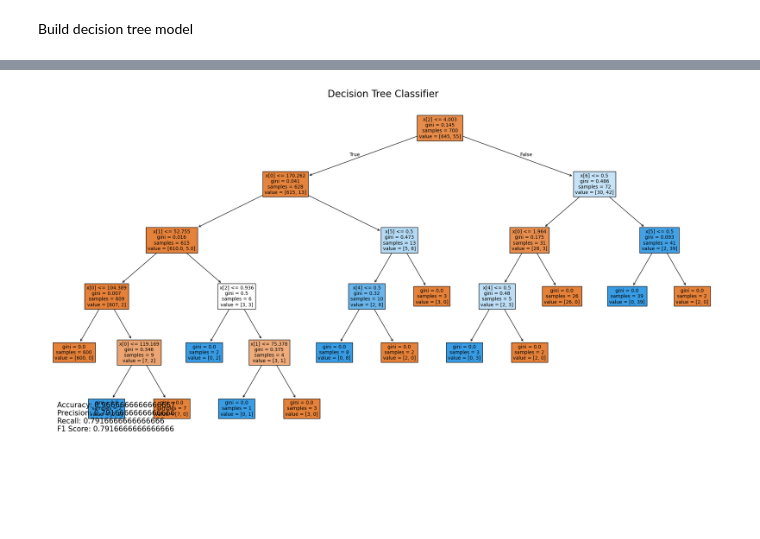
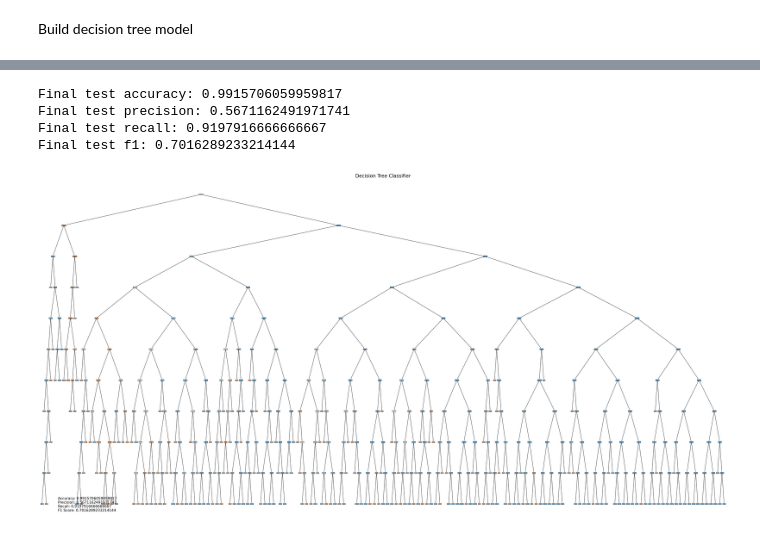
Before and after one commit to BaguetteJet/Fraud-Transaction-Detection, a Jupyter notebook: notebooks/desicision_tree_books/DecisonTree.ipynb, the cells around one changed output, grey strips where cells are left out. Drawn from its saved outputs; the diff is of its cells as text; code cells hidden in the pictures; blank space fills up the shorter version.

Commit message:
updates to the descision tree to use the new dataset

```diff
--- a/notebooks/desicision_tree_books/DecisonTree.ipynb
+++ b/notebooks/desicision_tree_books/DecisonTree.ipynb
@@ -17,5 +18,7 @@ import seaborn as sns
 # %% [markdown]
 Read data
 # %%
-df = pd.read_csv('../data/raw/credit_data.csv')
+train_df = pd.read_csv('../../data/processed/tree/train_data.csv')
+val_df = pd.read_csv('../../data/processed/tree/val_data.csv')
+test_df = pd.read_csv('../../data/processed/tree/test_data.csv')
 # %%
@@ -26,15 +33,28 @@ Split data
-# %%
-X_train, X_test, y_train, y_test = train_test_split(
-    X, y,
-    test_size=0.3,
-    random_state=1,
-    stratify=y # to deal with imbalanced class distribution
-)
+# %%
+param_grid = [
+    {"max_depth": 3, "min_samples_leaf": 1, "min_samples_split": 2},
+    {"max_depth": 5, "min_samples_leaf": 1, "min_samples_split": 2},
+    {"max_depth": 8, "min_samples_leaf": 1, "min_samples_split": 2},
+    {"max_depth": 8, "min_samples_leaf": 5, "min_samples_split": 10},
+    {"max_depth": 10, "min_samples_leaf": 10, "min_samples_split": 20},
+]
 # %% [markdown]
 Build decision tree model
 # %%
-clf = DecisionTreeClassifier()
+results = []
 
-clf = clf.fit(X_train,y_train)
+for params in param_grid:
+    clf = DecisionTreeClassifier(class_weight="balanced", random_state=1, criterion="gini", **params)
+    clf.fit(X_train, y_train)
+    y_val_pred = clf.predict(X_val)
 
-y_pred = clf.predict(X_test)
+    results.append({
+        **params,
+        "accuracy": metrics.accuracy_score(y_val, y_val_pred),
+        "precision": metrics.precision_score(y_val, y_val_pred, zero_division=0),
+        "recall": metrics.recall_score(y_val, y_val_pred, zero_division=0),
+        "f1": metrics.f1_score(y_val, y_val_pred, zero_division=0)
+    })
+
+results_df = pd.DataFrame(results).sort_values(by="f1", ascending=False)
+print(results_df)
@@ -58,11 +75,45 @@ F1 Score: 0.7916666666666666
+# %%
+best_params = results_df.iloc[0][["max_depth", "min_samples_leaf", "min_samples_split"]].to_dict()
+
+train_val_df = pd.concat([train_df, val_df], ignore_index=True)
+
+X_train_val = train_val_df.drop('fraud', axis=1)
+y_train_val = train_val_df['fraud']
+
+clf_final = DecisionTreeClassifier(
+    class_weight="balanced",
+    random_state=1,
+    criterion="gini",
+    max_depth=int(best_params["max_depth"]),
+    min_samples_leaf=int(best_params["min_samples_leaf"]),
+    min_samples_split=int(best_params["min_samples_split"])
+)
+
+clf_final.fit(X_train_val, y_train_val)
+y_test_pred = clf_final.predict(X_test)
+
+accuracy = metrics.accuracy_score(y_test, y_test_pred)
+precision = metrics.precision_score(y_test, y_test_pred, zero_division=0)
+recall = metrics.recall_score(y_test, y_test_pred, zero_division=0)
+f1 = metrics.f1_score(y_test, y_test_pred, zero_division=0)
+
+print("Final test accuracy:", accuracy)
+print("Final test precision:", precision)
+print("Final test recall:", recall)
+print("Final test f1:", f1)
+# %% [output]
+Final test accuracy: 0.9915706059959817
+Final test precision: 0.5671162491971741
+Final test recall: 0.9197916666666667
+Final test f1: 0.7016289233214144
 # %%
-plt.figure(figsize=(20,10))
+plt.figure(figsize=(40,20))
 plot_tree(clf, filled=True)
 plt.tight_layout()
 plt.title('Decision Tree Classifier', fontsize=20)
 plt.figtext(0.03, 0.03, f'Accuracy: {accuracy}\nPrecision: {precision}\nRecall: {recall}\nF1 Score: {f1}', ha='left', fontsize=15)
-plt.savefig("../results/DecisionTree.svg")
+plt.savefig("../../results/DecisionTree.svg")
 plt.show()
 # %% [output]
-[figure, old version]
+[figure, new version]
 # %%
```
Also changed, not shown: parts of 9 cells of this notebook, 2 other files.
